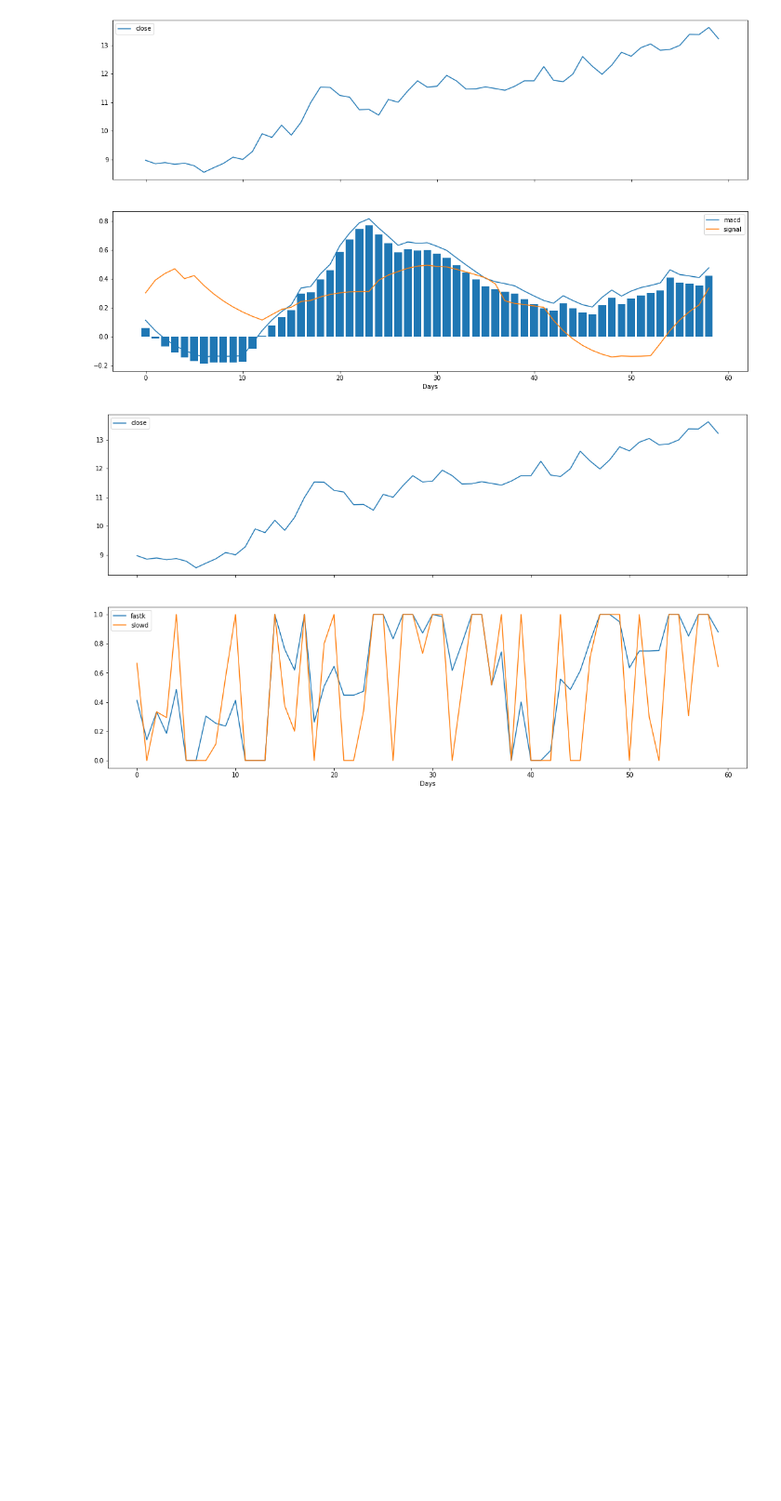
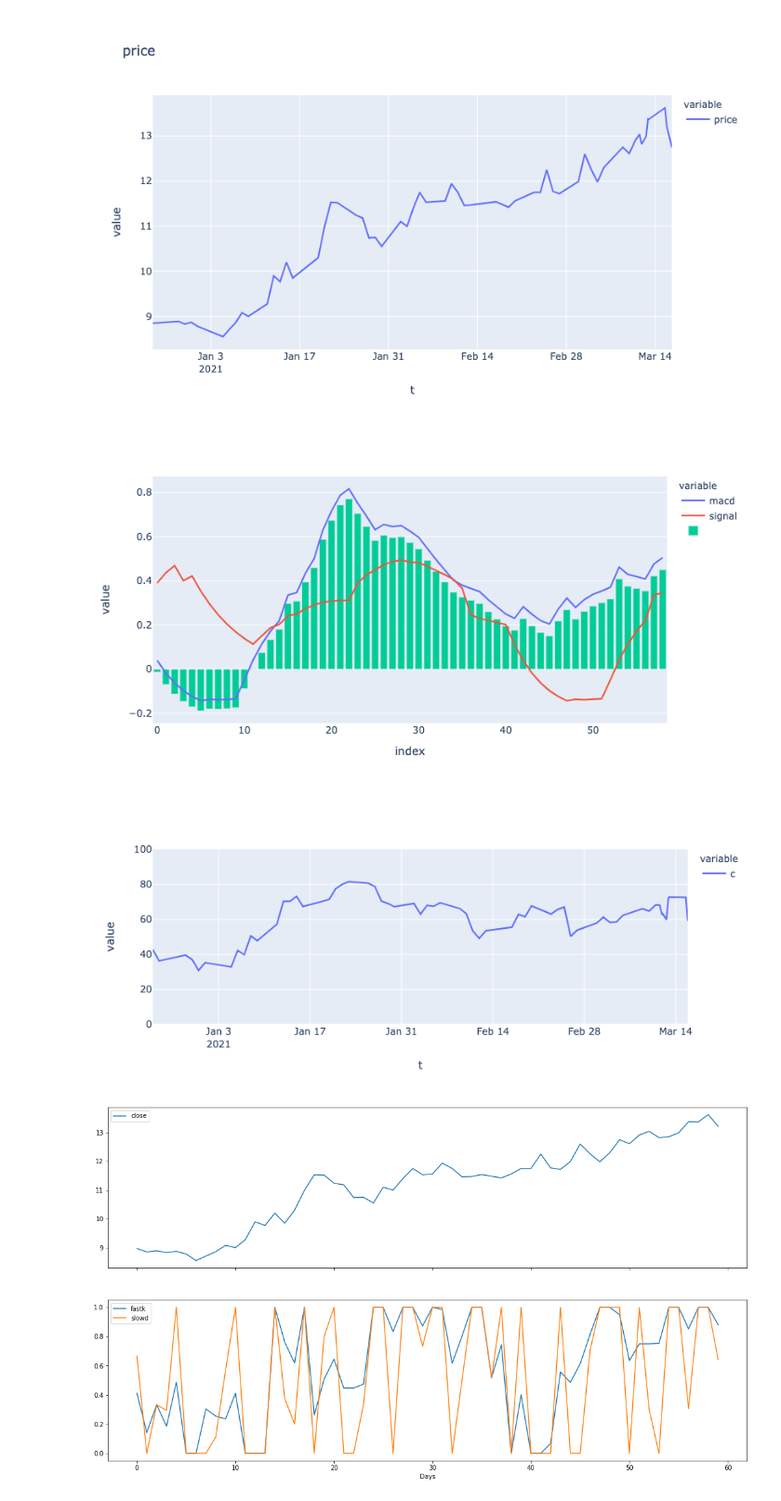
Before and after one commit to tgittos/money-printer-server, a Jupyter notebook: notebooks/stonks/f.ipynb, the cells around one changed output. Shown at 93% size. Drawn from its saved outputs; the diff is of its cells as text; code cells hidden in the pictures; blank space fills up the shorter version.

Commit message:
Redoing charts, trying to add google alerts but its broken
Fixed rsi though

```diff
--- a/notebooks/stonks/f.ipynb
+++ b/notebooks/stonks/f.ipynb
@@ -42,27 +42,68 @@ fh.get_daily_closings(ticker, datetime.today(), include_ah = datetime.now() > da
 # %%
 days = 60
 
-chart_data = list(data['c'].tail(days))
+macd_vals = macd_over_period(list(data['c']), days)
+rsi_vals = rsi(data)
 
-macd_vals = macd_over_period(list(data['c']), days)
-
+price_line = data['c'].tail(days)
 macd_line = list([i[0] for i in macd_vals])[-1-days:-1]
 sig_line = list([i[1] for i in macd_vals])[-1-days:-1]
 histo = list([i[2] for i in macd_vals])[-1-days:-1]
+rsi_line = rsi_vals[-1-days:-1]
 
 oscillator_dicts = [
     { 'chart': 'line', 'data': macd_line, 'label': 'macd' },
     { 'chart': 'line', 'data': sig_line, 'label': 'signal' },
-    { 'chart': 'bar', 'data': histo, 'label': ''}
+    { 'chart': 'bar', 'data': histo, 'label': '' },
+    { 'chart': 'line', 'data': rsi_line, 'label': 'rsi', 'own_scale': True }
 ]
 
 data_dicts = [
     { 'label': 'close', 'data': chart_data }
 ]
 
-chart(ticker, data_dicts, oscillator_dicts)
+# chart(ticker, data_dicts, oscillator_dicts)
+import plotly.express as px
+import pandas
+
+oscillators_df = pandas.DataFrame({
+    'macd': macd_line,
+    'signal': sig_line
+})
+
+chart_data = pandas.DataFrame({
+    'price': price_line
+})
+
+fig_price = px.line(
+    chart_data, title='price',
+    width=700, height=500
+)
+
+# df.index.name = "Thresholds"
+# df.columns.name = "Rate"
+
+fig = make_subplots(rows=3, cols=1,
+    shared_xaxes=True,
+    vertical_spacing=0.02)
+
+fig_macd = px.line(
+    oscillators_df,
+    width=700, height=250
+)
+
+fig_macd.add_bar(y=histo, name='')
+
+fig_rsi = px.line(rsi_line)
+fig_rsi.update_layout(yaxis_range=[0,100], width=700, height=250)
+
+fig_price.show()
+fig_macd.show()
+fig_rsi.show()
 # %% [output]
-[figure, old version]
+[figure, new version]
+[figure, added]
+[figure, added]
 # %%
 stochastic_vals = stochastic_over_period(list(data['c']), days)
 
```
Also changed, not shown: parts of 3 cells of this notebook, 7 other files.
